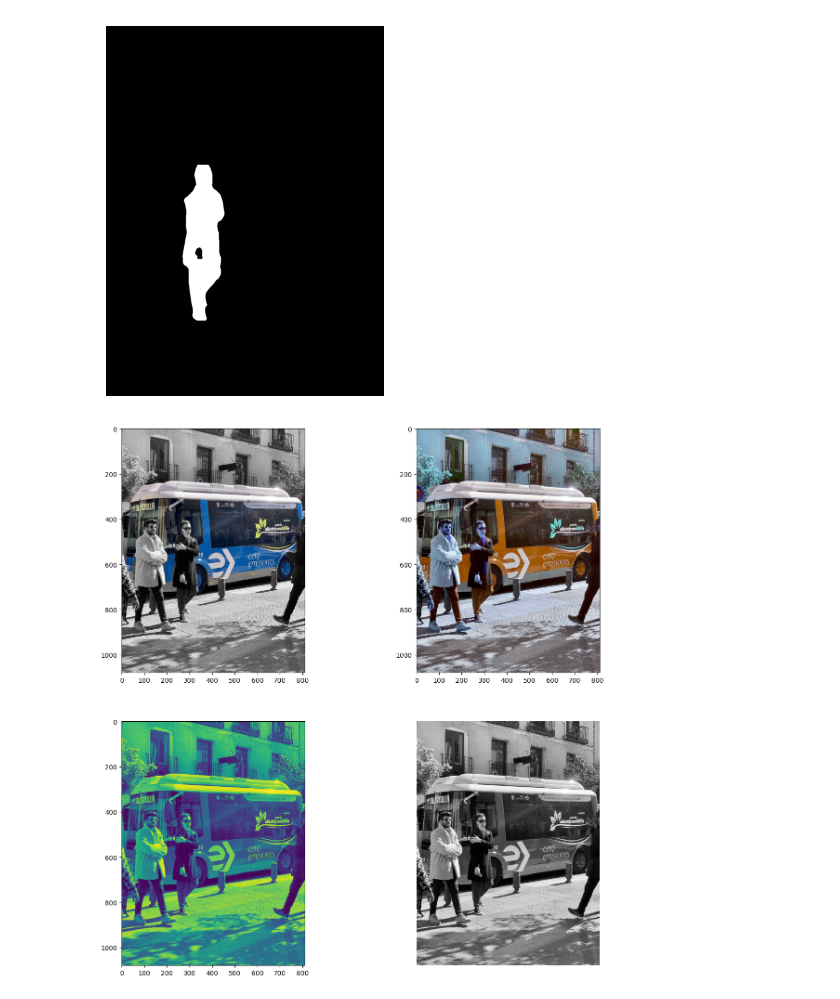
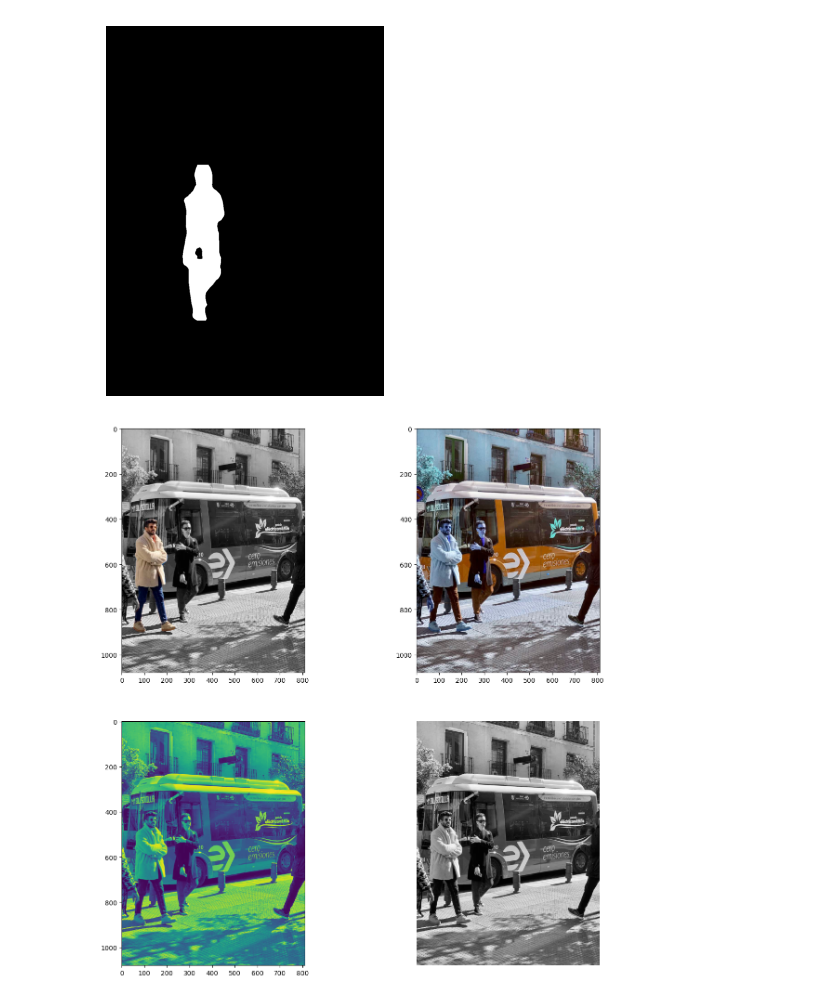
Before and after one commit to AR384/python_server, a Jupyter notebook: mini_project/traing.ipynb, the cells around one changed output. Cells and saved outputs as stored; diff of their text form; code cells hidden in the pictures.

```diff
--- a/mini_project/traing.ipynb
+++ b/mini_project/traing.ipynb
@@ -162,34 +173,34 @@ image_array = np.asarray(bytearray(response.content), dtype=np.uint8)
 image = cv2.imdecode(image_array, cv2.IMREAD_COLOR)
 
 # 마스크 가져오기
-mask = results[0].masks.data[0].cpu().numpy()
+mask = results[0].masks.data[2].cpu().numpy()
 mask = (mask * 255).astype(np.uint8)
 
 # 원본을 흑백(그레이스케일)으로 변환
 gray_image = cv2.cvtColor(image, cv2.COLOR_BGR2GRAY)
 
 # 흑백 이미지를 다시 3채널로 변환 (컬러 유지 가능하도록)
 gray_image_3ch = cv2.cvtColor(gray_image, cv2.COLOR_GRAY2BGR)
 
 # 마스크 적용: 마스크 부분은 원본 컬러, 나머지는 흑백
 masked_image = np.where(mask[:, :, None] > 0, image, gray_image_3ch)
 
 # RGB 변환 및 출력
 img = cv2.cvtColor(masked_image, cv2.COLOR_BGR2RGB)
 plt.figure(figsize=(15,15))
 plt.subplot(221)
 plt.imshow(img)
 
 plt.subplot(222)
 plt.imshow(image)
 
 plt.subplot(223)
 plt.imshow(gray_image)
 
 plt.subplot(224)
 plt.imshow(gray_image_3ch)
 
 plt.axis("off")
 plt.show()
 # %% [output]
-[figure, old version]
+[figure, new version]
```
Also changed, not shown: parts of 9 cells of this notebook, 8 other files.
